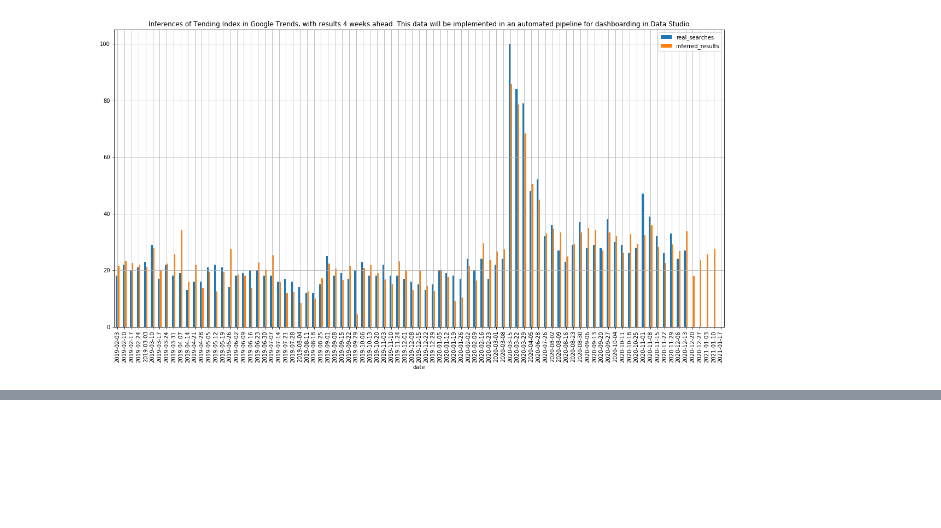
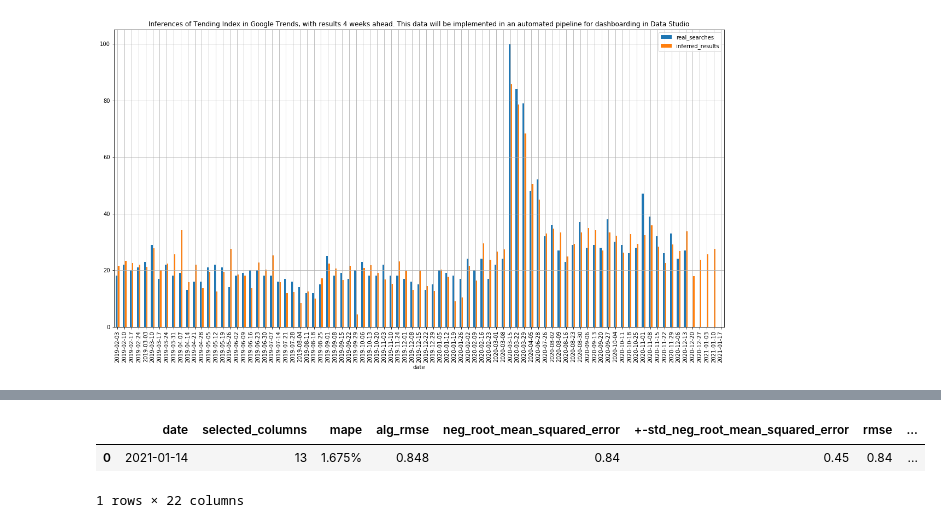
Before and after one commit to albertovpd/automated_ML_regression, a Jupyter notebook: testing_ml.ipynb, the cells around one changed output, grey strips where cells are left out. Drawn from its saved outputs; the diff is of its cells as text; code cells hidden in the pictures; blank space fills up the shorter version.

Commit message:
metrics with standard deviation done

```diff
--- a/testing_ml.ipynb
+++ b/testing_ml.ipynb
@@ -249,20 +245,22 @@ mean = result.real_searches.head(-5).mean()
 N = len(result.real_searches.head(-5))
 y_real=result.real_searches.head(-5)
 y_pred=result.inferred_results.head(-5)
+# %%
+mape=round(np.abs( ((y_real-y_pred)/y_real).sum() /N )*100,3)
+mape=str(mape)+"%"
 # %%
-mape=scientific_rounding( 100* np.mean(np.abs((y_real-y_pred)/y_real)) )
 metrics={"date":[today],
          "selected_columns":[rfecv.n_features_],
         "mape":[mape],
-         "algo_rmse":[round(score,3)]}
-
-metrics_cross_val_score=["neg_root_mean_squared_error",
-                         "neg_mean_squared_error",
+         "alg_rmse":[round(score,3)]}
+metrics_cross_val_score=[
+                        "neg_root_mean_squared_error",
+                        "neg_mean_squared_error",
                          "r2",
                          "explained_variance",
                          "neg_mean_absolute_error",
                          "max_error",
-                         "neg_median_absolute_error",
+                         "neg_median_absolute_error"
                         ]
 for m in metrics_cross_val_score:
     score=cross_val_score(regression, X_train, target_train, cv = KFold(n_splits=10), scoring=m)
@@ -271,7 +269,15 @@ for m in metrics_cross_val_score:
         #score[0], score[1]= score[0]/mean , score[1]/mean
      #   for e in score:
       #      e= e/mean
-    score=scientific_rounding(score)
-    metrics[m]=score
-metrics
+    metrics[m]=round(score[0],2)
+    dev="+-std_"+m
+    metrics[dev]=round(score[1],2)
+    if m=="neg_root_mean_squared_error":
+        metrics["rmse"]=round(score[0],2)
+        dev="+-std_rmse"
+        metrics[dev]=round(score[1],2)
+        metrics["std_up"]=[round(score[0]+score[1],3)]
+        metrics["std_down"]=[round(score[0]-score[1],3)]
+
+#metrics
 # %% [output]
@@ -282,3 +301,19 @@ results
+# %%
+results=pd.DataFrame(metrics)
+results.rename(columns={ "neg_mean_squared_error":"mse",
+                        "+-std_neg_mean_squared_error":"+-std_mse",
+                         "explained_variance":"expl_var",
+                        "+-std_explained_variance":"+-std_expl_var",
+                         "neg_mean_absolute_error":"mae",
+                        "+-std_neg_mean_absolute_error":"+-std_mae",
+                         "neg_median_absolute_error":"median_ae",
+                       "+-std_neg_median_absolute_error":"+-std_median_ae"},
+               inplace=True)
+results
+# %% [output]
+|  | date | selected_columns | mape | alg_rmse | neg_root_mean_squared_error | +-std_neg_root_mean_squared_error | rmse | ... |
+| 0 | 2021-01-14 | 13 | 1.675% | 0.848 | 0.84 | 0.45 | 0.84 | ... |
+1 rows × 22 columns
 # %%
 rmse = cross_val_score(regression, X_train, target_train, cv = KFold(n_splits=10), scoring="neg_root_mean_squared_error")
 norm_rmse= [-rmse.mean()/mean,rmse.std()/mean]
```
Also changed, not shown: parts of 21 cells of this notebook, 3 other files.
